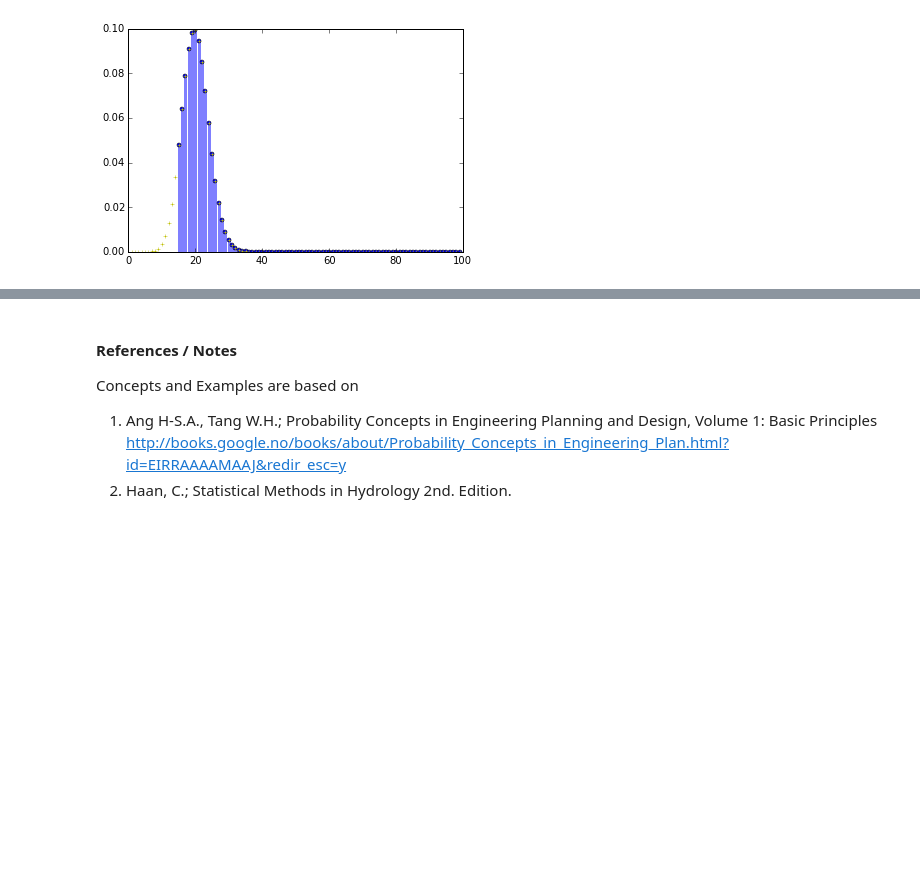
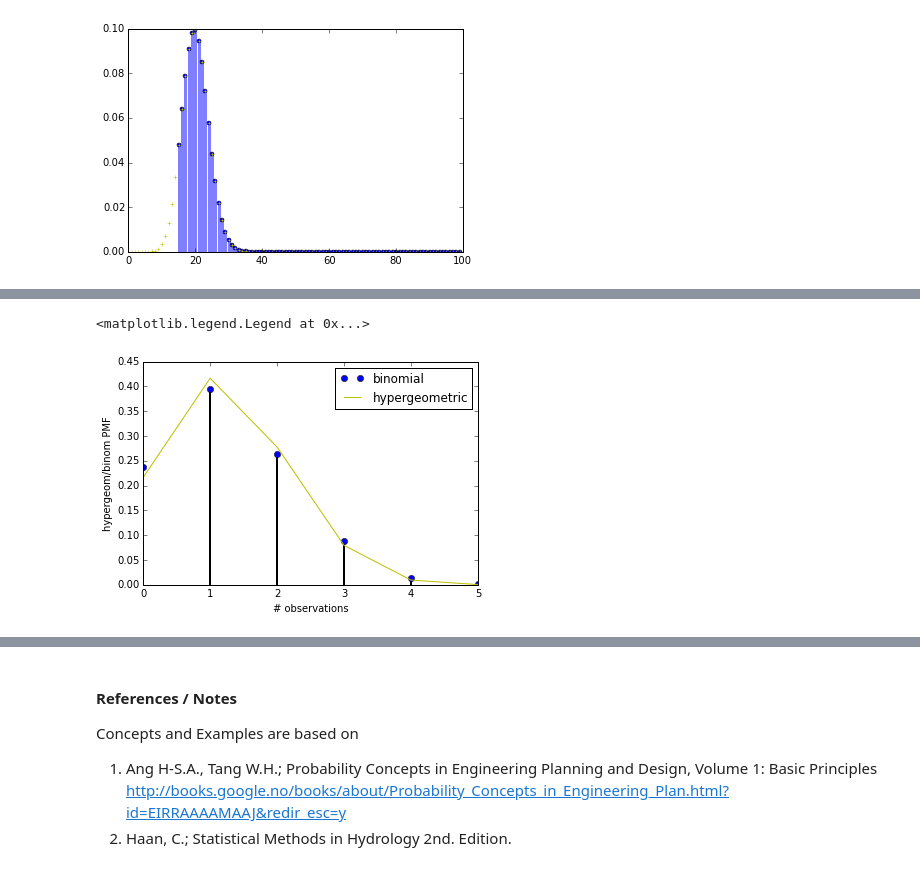
Before and after one commit to jfburkhart/geo4310, a Jupyter notebook: GEO4310-Lecture03.ipynb, the cells around one changed output, grey strips where cells are left out. Drawn from its saved outputs; the diff is of its cells as text; code cells hidden in the pictures; blank space fills up the shorter version.

```diff
--- a/GEO4310-Lecture03.ipynb
+++ b/GEO4310-Lecture03.ipynb
@@ -302,0 +385,22 @@ ax.vlines(X, 0, f_x(X), colors='b', lw=3, alpha=0.5)
+# %%
+# Example 3.8 in compendium
+M, N, n = 40, 5, 10.
+p = n/M
+X = np.arange(6)
+
+f_binom = binom(N, p).pmf
+f_hypg = hypergeom(M, n, N).pmf
+
+fig = plt.figure()
+ax = fig.add_subplot(111)
+#X = np.arange(binom.ppf(.1, n, p), binom.ppf(1, n, p))
+ax.plot(X, f_binom(X), 'bo', label='binomial')
+ax.vlines(X, 0, f_binom(X), lw=2)
+
+ax.plot(X, f_hypg(X), 'y', label='hypergeometric')
+ax.set_xlabel('# observations')
+ax.set_ylabel('hypergeom/binom PMF')
+plt.legend()
+# %% [output]
+<matplotlib.legend.Legend at 0x...>
+[figure, added]
```
Also changed, not shown: parts of 11 cells of this notebook.
